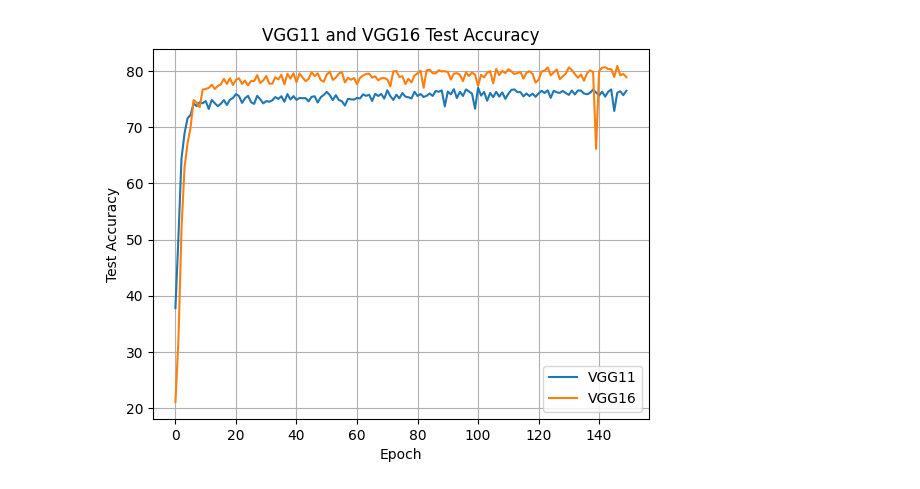
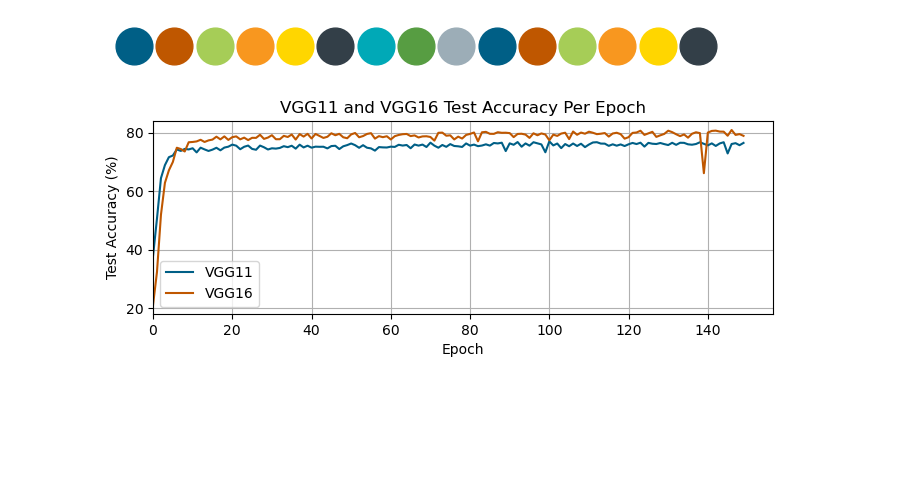
Before and after one commit to babusid/ECE361E, a Jupyter notebook: HW3/HW3_files/writeup/graphing/grapher.ipynb, the cells around one changed output. Drawn from its saved outputs; the diff is of its cells as text; code cells hidden in the pictures; blank space fills up the shorter version.

```diff
--- a/HW3/HW3_files/writeup/graphing/grapher.ipynb
+++ b/HW3/HW3_files/writeup/graphing/grapher.ipynb
@@ -2,21 +2,52 @@
 import pandas as pd
 import matplotlib.pyplot as plt
 import numpy as np
+# %%
+# https://brand.utexas.edu/identity/color/
+import random
+from cycler import cycler
+
+random.Random(12).shuffle(colors := '#bf5700 #f8971f #ffd600 #a6cd57 #579d42 #00a9b7 #005f86 #9cadb7 #333f48'.split(' '))
+plt.figure(figsize=(8,0.5))
+for i in range(15): plt.scatter(i,0,s=700)
+plt.axis('off')
+plt.show()
+plt.rc('axes', prop_cycle=cycler(color=colors))
+# %% [output]
+[figure, added]
+# %%
+def plot_util(title:str, xlabel:str, ylabel:str, outer_legend:bool, xlim0:bool, ylim0:bool):
+    plt.title(title)
+    plt.xlabel(xlabel)
+    plt.ylabel(ylabel)
+    if outer_legend: plt.legend(loc='upper center', bbox_to_anchor=(0.5, -0.25), ncol=2)
+    else: plt.legend()
+    plt.grid()
+    if xlim0: plt.xlim(left=0)
+    if ylim0: plt.ylim(bottom=0)
+
+def my_save_fig(filename):
+    IMAGE_DIRECTORY = r'./'
+    plt.savefig(IMAGE_DIRECTORY+filename, bbox_inches='tight')
 # %%
 dat11 = pd.read_csv('../../VGG11/metrics.csv')
 dat16 = pd.read_csv('../../VGG16/metrics.csv')
 # %%
+# P1 Q3
+
+plt.figure(figsize=(8,2.5))
+
 x = dat11['epoch']
 y1 = dat11['test_acc']
 y2 = dat16['test_acc']
-plt.figure()
-plt.plot(x, y1)
-plt.plot(x, y2)
-plt.grid()
-plt.legend(['VGG11', 'VGG16'])
-plt.xlabel('Epoch')
-plt.ylabel('Test Accuracy')
-plt.title('VGG11 and VGG16 Test Accuracy')
-plt.savefig('vgg11_16_acc.pdf')
+
+plt.plot(x, y1, label='VGG11')
+plt.plot(x, y2, label='VGG16')
+plot_util('VGG11 and VGG16 Test Accuracy Per Epoch',
+          'Epoch', 'Test Accuracy (%)',
+          False, True, False)
+my_save_fig('vgg11_16_acc.pdf')
+
+plt.show()
 # %% [output]
-[figure, old version]
+[figure, new version]
```
Also changed, not shown: parts of 2 cells of this notebook, 3 other files.
